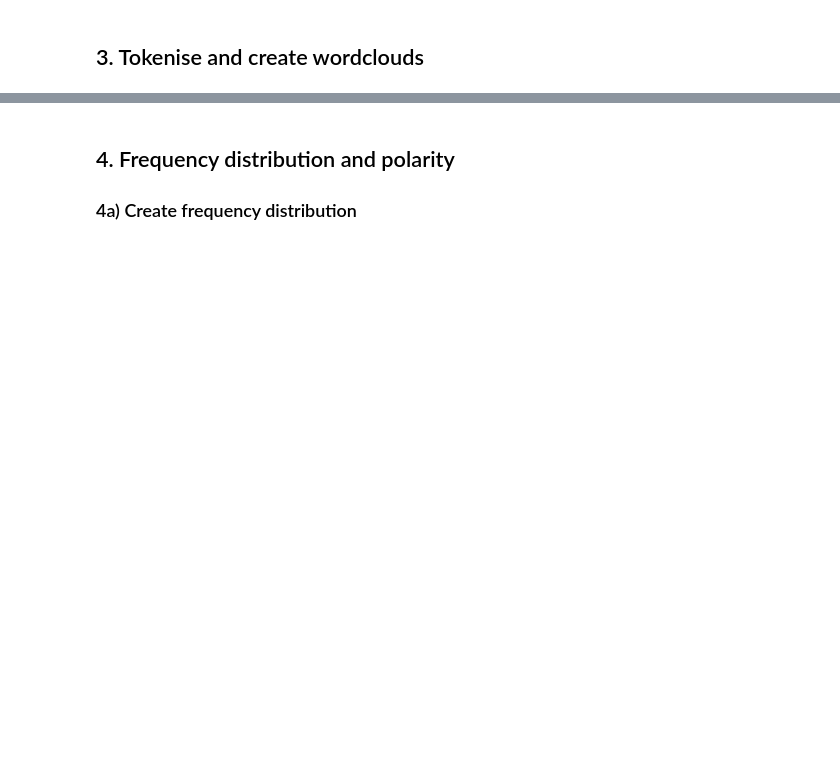
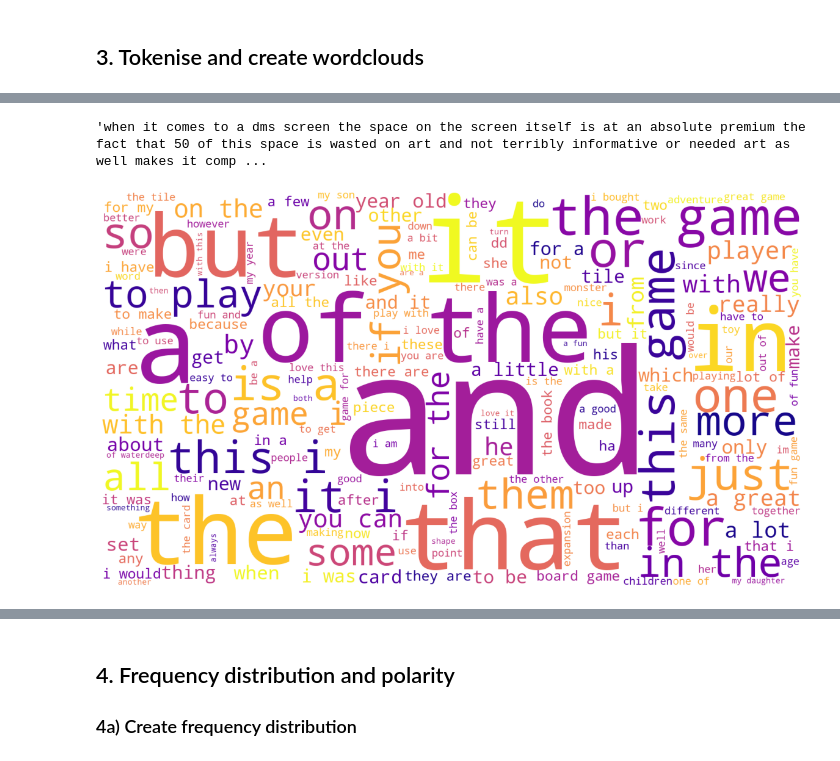
Before and after one commit to alexs178/LSE_DA_Turtle_Games_Analysis, a Jupyter notebook: Sewell_Alexander_DA301_Assignment_Notebook.ipynb, the cells around one changed output, grey strips where cells are left out. Cells and saved outputs as stored; diff of their text form; code cells hidden in the pictures; blank space fills up the shorter version.

```diff
--- a/Sewell_Alexander_DA301_Assignment_Notebook.ipynb
+++ b/Sewell_Alexander_DA301_Assignment_Notebook.ipynb
@@ -859,5 +962,7 @@ warnings.filterwarnings('ignore')
 # %%
 # Apply tokenisation to both columns.
-
+df4['tokens1'] = df4['review'].apply(word_tokenize)
+df4['tokens2'] = df4['summary'].apply(word_tokenize)
 
 # View DataFrame.
+df4
@@ -864,2 +983,10 @@ warnings.filterwarnings('ignore')
 # %%
 # Review: Create a word cloud.
+# Define an empty list of tokens.
+all_tokens1 = []
+
+for i in range(df4.shape[0]):
+    # Add each token to the list.
+    all_tokens1 = all_tokens1 + df4['tokens1'][i]
+
+all_tokens1
@@ -866,4 +1011,28 @@ warnings.filterwarnings('ignore')
+# %%
+# Define an empty string variable.
+tokens1_string = ''
+
+# Add each token word to the string.
+for value in all_tokens1:
+    tokens1_string = tokens1_string + value + ' '
+
+tokens1_string
+# %% [output]
+'when it comes to a dms screen the space on the screen itself is at an absolute premium the fact that 50 of this space is wasted on art and not terribly informative or needed art as well makes it comp ...
+# %%
+# Create a WordCloud.
+wordcloud1 = WordCloud(width = 1600, height = 900,
+                       background_color ='white', colormap='plasma',
+                       stopwords = 'none',
+                       min_font_size = 10).generate(tokens1_string)
 # %%
 # Review: Plot the WordCloud image.
+plt.figure(figsize = (16, 9), facecolor = None)
+plt.imshow(wordcloud1)
+plt.axis('off')
+plt.tight_layout(pad = 0)
+plt.show()
+# %% [output]
+[figure, added]
 # %%
 # Summary: Create a word cloud.
```
Also changed, not shown: parts of 57 cells of this notebook.
